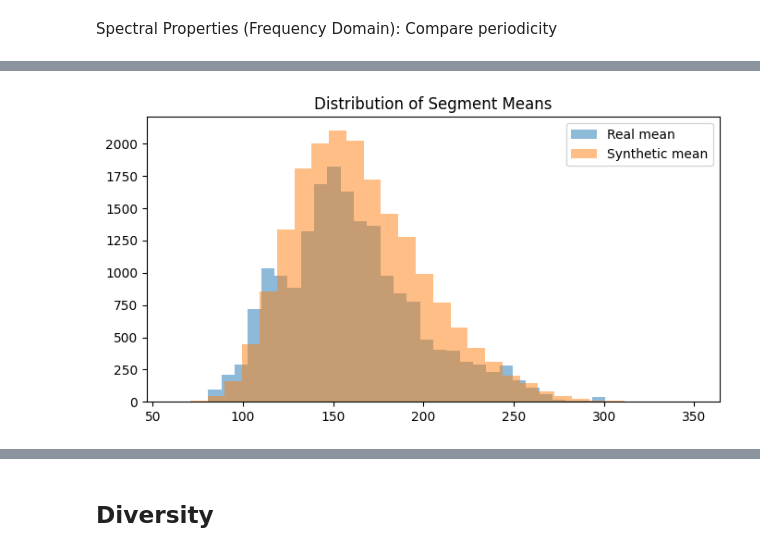
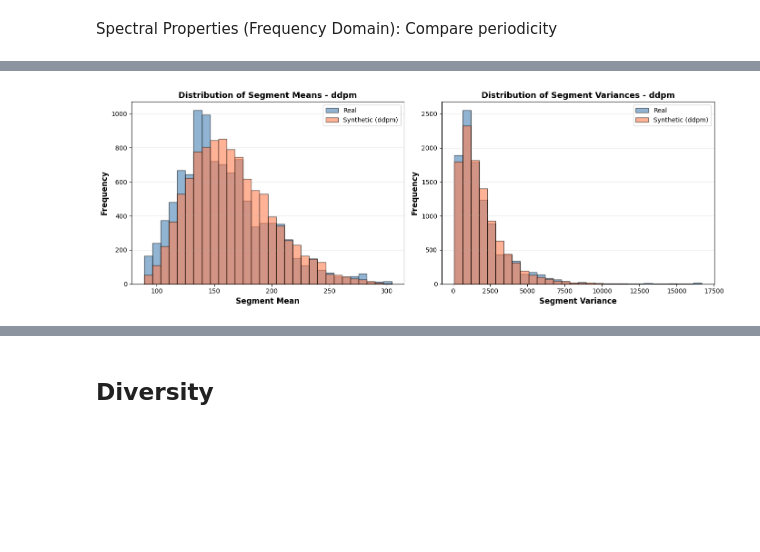
Before and after one commit to miro-4231/Synth_CGM, a Jupyter notebook: notebooks/data_analysis.ipynb, the cells around one changed output, grey strips where cells are left out. Cells and saved outputs as stored; diff of their text form; code cells hidden in the pictures; blank space fills up the shorter version.

```diff
--- a/notebooks/data_analysis.ipynb
+++ b/notebooks/data_analysis.ipynb
@@ -194,21 +222,27 @@ Spectral Properties (Frequency Domain): Compare periodicity
 # %%
 from scipy.signal import welch
 
-Evaluation_results ["StatisticalFidelity"]["SpectralProperties"] = {"Criterions" : ["PSD_diff"]}
+Evaluation_results ["StatisticalFidelity"]["SpectralProperties"] = {"Criterions" : ["PSD_diff", "Log_PSD_diff"]}
 
 f_real, Pxx_real = welch(x, nperseg=128)
-plt.semilogy(f_real, Pxx_real.mean(axis=0), label='Real')
+plt.semilogy(f_real, Pxx_real.mean(axis=0), label='Real', linewidth=2)
 psd_real = Pxx_real.mean(axis=0).ravel()
 
 for model, data in generated_data.items():
     f_synth, Pxx_synth = welch(data[:len(x)], nperseg=128)
     psd_synth = Pxx_synth.mean(axis=0).ravel()
     psd_diff = np.linalg.norm(psd_real - psd_synth)
-    Evaluation_results ["StatisticalFidelity"]["SpectralProperties"][model] = [psd_diff]
+    psd_diff_log = np.linalg.norm(np.log10(psd_real + 1e-10) - np.log10(psd_synth + 1e-10))
+    Evaluation_results ["StatisticalFidelity"]["SpectralProperties"][model] = [psd_diff, psd_diff_log]
     print(f"PSD difference {model}: {psd_diff:.4f}")
-    plt.semilogy(f_synth, psd_synth, label=f'Synthetic {model}')
+    print(f"Log PSD difference {model}: {psd_diff_log:.4f}")
+    plt.semilogy(f_synth, psd_synth, label=f'Synthetic {model}', linewidth=2)
 
-
-plt.legend(); plt.title("Power Spectral Density Comparison")
+plt.xlabel("Frequency (Hz)", fontsize=12, fontweight='bold')
+plt.ylabel("Power Spectral Density (dB/Hz)", fontsize=12, fontweight='bold')
+plt.title("Power Spectral Density Comparison", fontsize=14, fontweight='bold')
+plt.grid(which='both', alpha=0.3, linestyle='--')
+plt.legend(fontsize=10)
+plt.tight_layout()
 plt.show()
 # %% [output]
@@ -240,20 +278,68 @@ Evaluation_results
 # %%
+# Compute real data statistics once (outside loop)
+mean_real = x.mean(axis=1)
+var_real = x.var(axis=1)
+
+# Initialize results storage
+Evaluation_results["StatisticalFidelity"]["MomentMatching"] = {
+    "Criterions": ["ks_mean", "p_mean", "ks_var", "p_var"]
+}
+
 for model, data in generated_data.items():
-    mean_real = x.mean(axis=1)
     mean_synth = data[:len(x)].mean(axis=1)
-
-    var_real = x.var(axis=1)
     var_synth = data[:len(x)].var(axis=1)
 
-    plt.figure(figsize=(8,4))
-    plt.hist(mean_real, bins=30, alpha=0.5, label="Real mean")
-    plt.hist(mean_synth, bins=30, alpha=0.5, label="Synthetic mean")
-    plt.legend(); plt.title("Distribution of Segment Means")
+    # Create figure with two subplots
+    fig, axes = plt.subplots(1, 2, figsize=(14, 5))
+
+    # Use adaptive binning based on data range
+    bins_mean = np.linspace(mean_real.min(), mean_real.max(), 31)
+    bins_var = np.linspace(var_real.min(), var_real.max(), 31)
+
+    # Plot 1: Mean distribution
+    axes[0].hist(mean_real, bins=bins_mean, alpha=0.6, label="Real", color='steelblue', edgecolor='black')
+    axes[0].hist(mean_synth, bins=bins_mean, alpha=0.6, label=f"Synthetic ({model})", color='coral', edgecolor='black')
+    axes[0].set_xlabel("Segment Mean", fontsize=12, fontweight='bold')
+    axes[0].set_ylabel("Frequency", fontsize=12, fontweight='bold')
+    axes[0].set_title(f"Distribution of Segment Means - {model}", fontsize=13, fontweight='bold')
+    axes[0].legend(fontsize=10)
+    axes[0].grid(axis='y', alpha=0.3)
+
+    # Plot 2: Variance distribution
+    axes[1].hist(var_real, bins=bins_var, alpha=0.6, label="Real", color='steelblue', edgecolor='black')
+    axes[1].hist(var_synth, bins=bins_var, alpha=0.6, label=f"Synthetic ({model})", color='coral', edgecolor='black')
+    axes[1].set_xlabel("Segment Variance", fontsize=12, fontweight='bold')
+    axes[1].set_ylabel("Frequency", fontsize=12, fontweight='bold')
+    axes[1].set_title(f"Distribution of Segment Variances - {model}", fontsize=13, fontweight='bold')
+    axes[1].legend(fontsize=10)
+    axes[1].grid(axis='y', alpha=0.3)
+
+    plt.tight_layout()
     plt.show()
 
+    # Perform KS tests
     ks_mean, p_mean = ks_2samp(mean_real, mean_synth)
-    ks_var, p_var  = ks_2samp(var_real, var_synth)
-    print(f"KS mean={ks_mean:.3f}, KS var={ks_var:.3f}")
-    print(f"p_value mean={p_mean:.3f}, p_value var={p_var:.3f}")
+    ks_var, p_var = ks_2samp(var_real, var_synth)
+
+    # Store results
+    Evaluation_results["StatisticalFidelity"]["MomentMatching"][model] = [
+        ks_mean, p_mean, ks_var, p_var
+    ]
+
+    # Print results with model name
+    print(f"\n{model}:")
+    print(f"  Mean - KS={ks_mean:.4f}, p-value={p_mean:.4f}")
+    print(f"  Var  - KS={ks_var:.4f}, p-value={p_var:.4f}")
+
+    # Interpretation
+    if p_mean > 0.05:
+        print(f"  ✓ Mean distributions are statistically similar")
+    else:
+        print(f"  ✗ Mean distributions differ significantly")
+
+    if p_var > 0.05:
+        print(f"  ✓ Variance distributions are statistically similar")
+    else:
+        print(f"  ✗ Variance distributions differ significantly")
 # %% [output]
-[figure, old version]
+[figure, new version]
```
Also changed, not shown: parts of 24 cells of this notebook, 4 other files.
